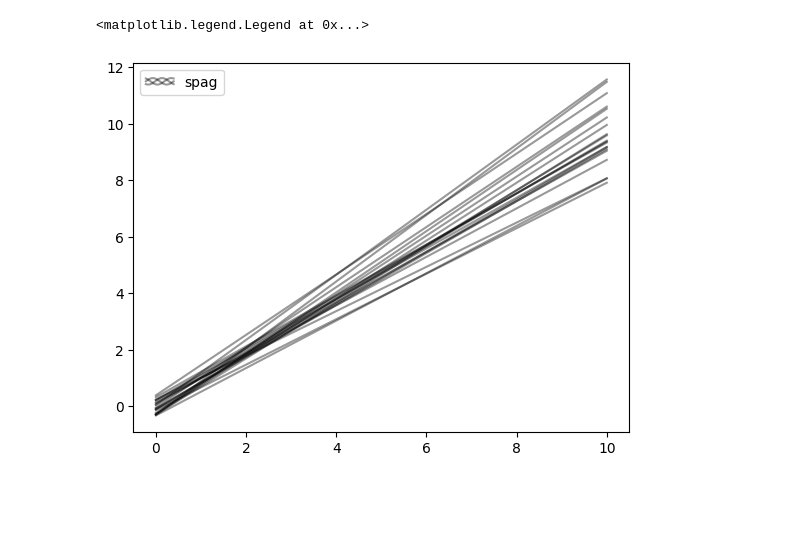
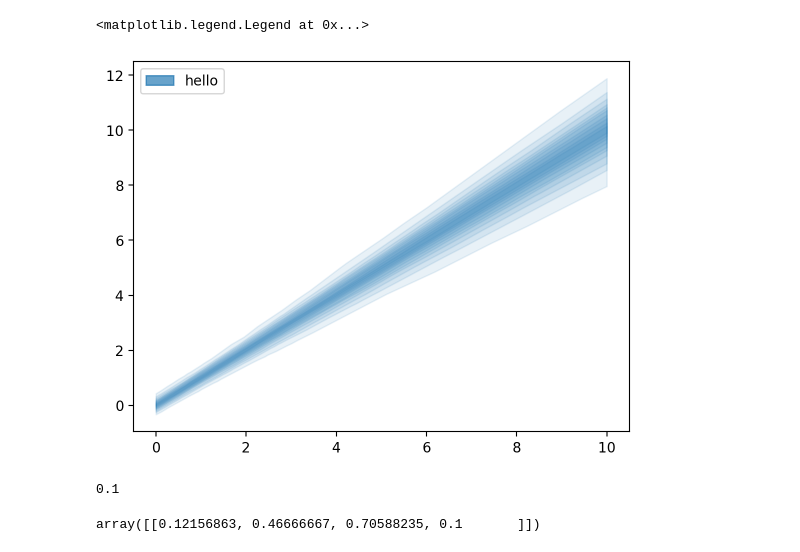
Before and after one commit to omarfsosa/bizplots, a Jupyter notebook: Untitled.ipynb, the cells around one changed output. Drawn from its saved outputs; the diff is of its cells as text; code cells hidden in the pictures; blank space fills up the shorter version.

Commit message:
ribbon plot

```diff
--- a/Untitled.ipynb
+++ b/Untitled.ipynb
@@ -21,9 +21,3 @@ a_samples = np.random.normal(0, 0.2, size=400)
 b_samples = np.random.normal(loc=1, scale=0.1, size=400)
 
 line_samples = a_samples[:, None] + b_samples[:, None] * timesteps
-# %%
-plot_spaghetti(timesteps, line_samples, color='k', alpha=0.4, label='spag')
-plt.legend(handler_map=handler_map)
-# %% [output]
-<matplotlib.legend.Legend at 0x...>
-[figure, removed]
@@ -29,0 +29,5 @@ plt.legend(handler_map=handler_map)
+# %%
+fig, ax = plt.subplots()
+plot_ribbons(timesteps, line_samples, num_ribbons=3, label='spag', ax=ax)
+ax.legend(handler_map=handler_map)
+plt.show()
@@ -29,0 +110,15 @@ plt.legend(handler_map=handler_map)
+# %%
+ax = plot_ribbons(timesteps, line_samples, label='hello')
+col = ax.containers[0].collections[0]
+plt.legend()
+# %% [output]
+<matplotlib.legend.Legend at 0x...>
+[figure, added]
+# %%
+col.get_alpha()
+# %% [output]
+0.1
+# %%
+col.get_facecolor()
+# %% [output]
+array([[0.12156863, 0.46666667, 0.70588235, 0.1       ]])
```
Also changed, not shown: parts of 9 cells of this notebook, 4 other files.
